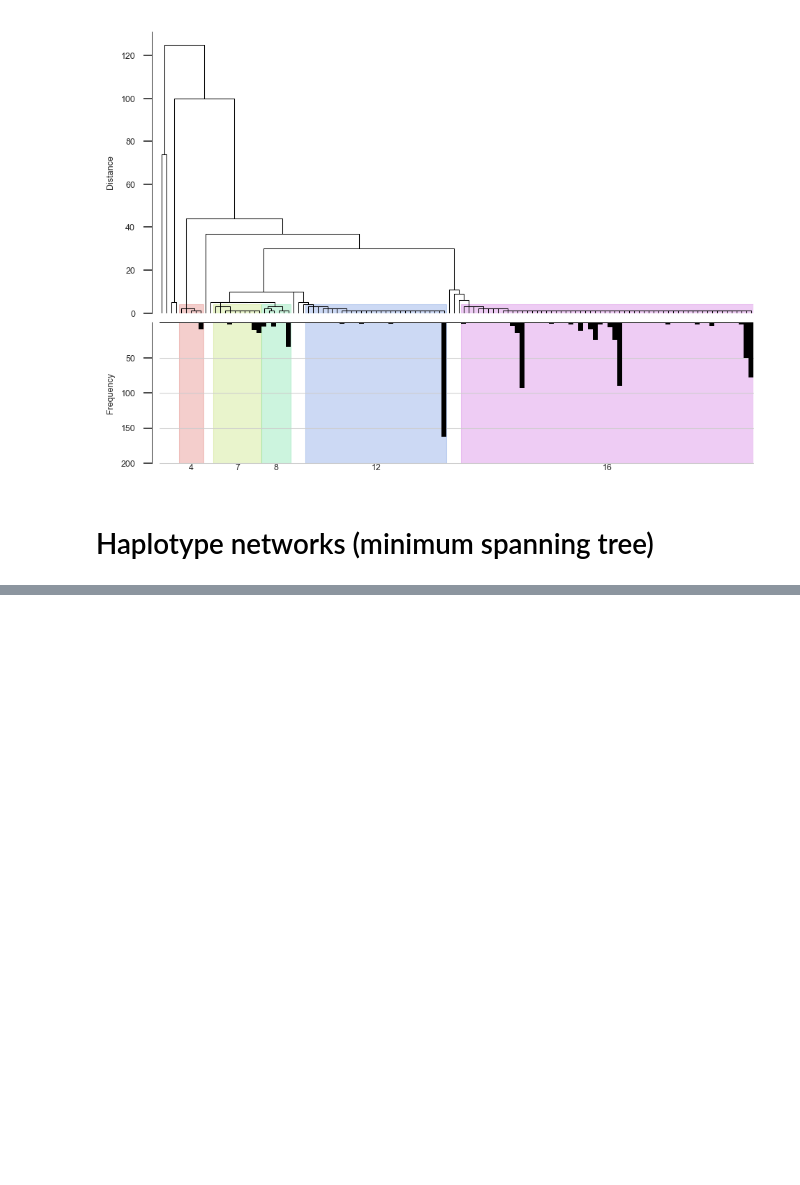
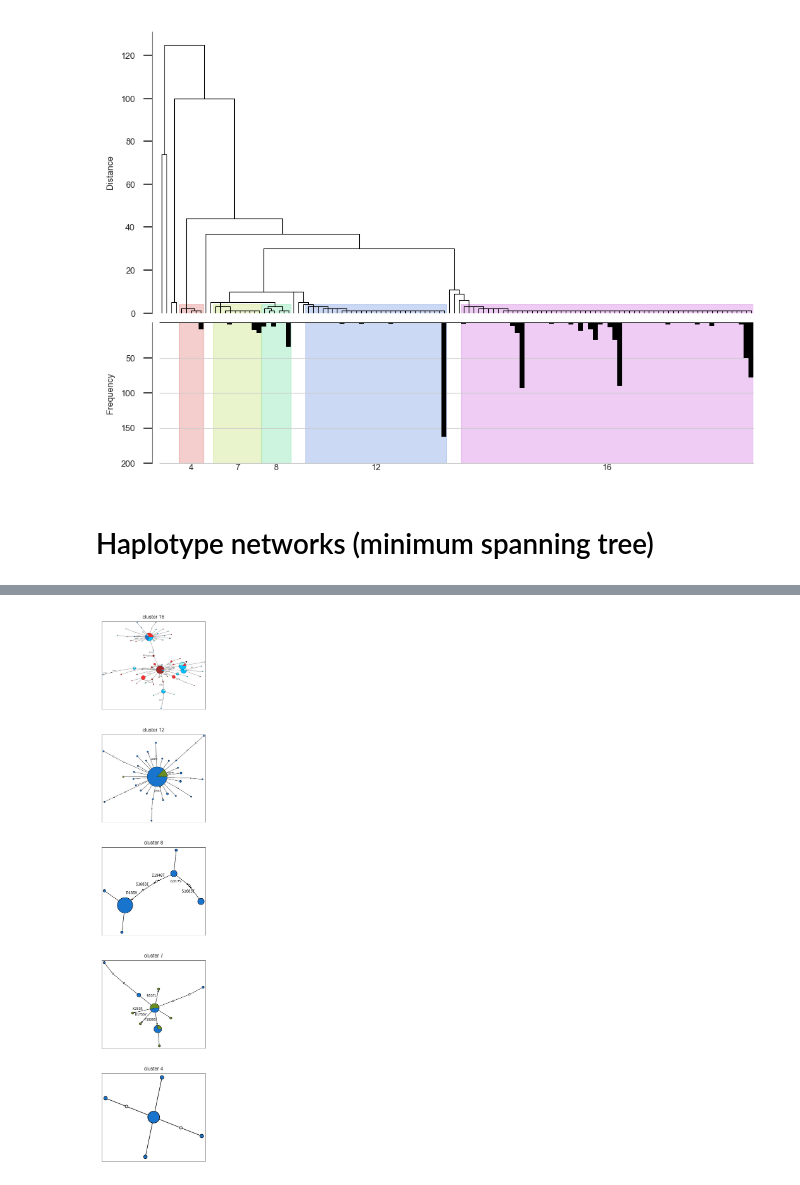
Before and after one commit to cclarkson/agam-vgsc-report, a Jupyter notebook: notebooks/haplork_cluster_nets.ipynb, the cells around one changed output, grey strips where cells are left out. Drawn from its saved outputs; the diff is of its cells as text; code cells hidden in the pictures; blank space fills up the shorter version.

```diff
--- a/notebooks/haplork_cluster_nets.ipynb
+++ b/notebooks/haplork_cluster_nets.ipynb
@@ -324,0 +328,4 @@ graph_haplotype_network(cluster_haps, hap_colors=cluster_hap_colors, mode='KK',
+# %%
+variant_labels = np.array([pos2label.get(p, '') for p in pos], dtype=object)
+variant_labels_vgsc = variant_labels[loc]
+variant_labels_vgsc[:5]
@@ -324,0 +597,11 @@ graph_haplotype_network(cluster_haps, hap_colors=cluster_hap_colors, mode='KK',
+# %%
+#generate a 'graph'
+cluster_idx = 4
+dend_start, dend_stop, cluster_hap_indices = cluster_spans_995F[cluster_idx]
+cluster_haps = h_vgsc_995F.take(cluster_hap_indices, axis=1)
+cluster_hap_pops = hap_pops_995F[cluster_hap_indices]
+cluster_hap_colors = np.array([pop_colors[p] for p in cluster_hap_pops])
+graph5 = graph_haplotype_network(cluster_haps, hap_colors=cluster_hap_colors, mode='KK', network_method='mst',
+                                edge_weight=12, overlap='true', splines=False,
+                                show_node_labels=10000, fontsize='10', variant_labels=variant_labels_vgsc)
+graph5
@@ -324,0 +610,42 @@ graph_haplotype_network(cluster_haps, hap_colors=cluster_hap_colors, mode='KK',
+# %%
+fig = plt.figure(figsize=(3, 15), dpi=120)
+
+ax = fig.add_subplot(5, 1, 1)
+# leave frame around to allow comparison with ratio='fill' below
+ax.set_xticks([])
+ax.set_yticks([])
+ax.set_title('cluster 16')
+plot_gv(graph1, ax, dpi=600, interpolation='lanczos', ratio='fill')
+
+ax = fig.add_subplot(5, 1, 2)
+# leave frame around to allow comparison with ratio='fill' below
+ax.set_xticks([])
+ax.set_yticks([])
+ax.set_title('cluster 12')
+plot_gv(graph2, ax, dpi=600, interpolation='lanczos', ratio='fill')
+
+ax = fig.add_subplot(5, 1, 3)
+# leave frame around to allow comparison with ratio='fill' below
+ax.set_xticks([])
+ax.set_yticks([])
+ax.set_title('cluster 8')
+plot_gv(graph3, ax, dpi=600, interpolation='lanczos', ratio='fill')
+
+ax = fig.add_subplot(5, 1, 4)
+# leave frame around to allow comparison with ratio='fill' below
+ax.set_xticks([])
+ax.set_yticks([])
+ax.set_title('cluster 7')
+plot_gv(graph4, ax, dpi=600, interpolation='lanczos', ratio='fill')
+
+ax = fig.add_subplot(5, 1, 5)
+# leave frame around to allow comparison with ratio='fill' below
+ax.set_xticks([])
+ax.set_yticks([])
+ax.set_title('cluster 4')
+plot_gv(graph5, ax, dpi=600, interpolation='lanczos', ratio='fill')
+
+
+fig.tight_layout()
+# %% [output]
+[figure, added]
```
Also changed, not shown: parts of 66 cells of this notebook, 41 other files.
